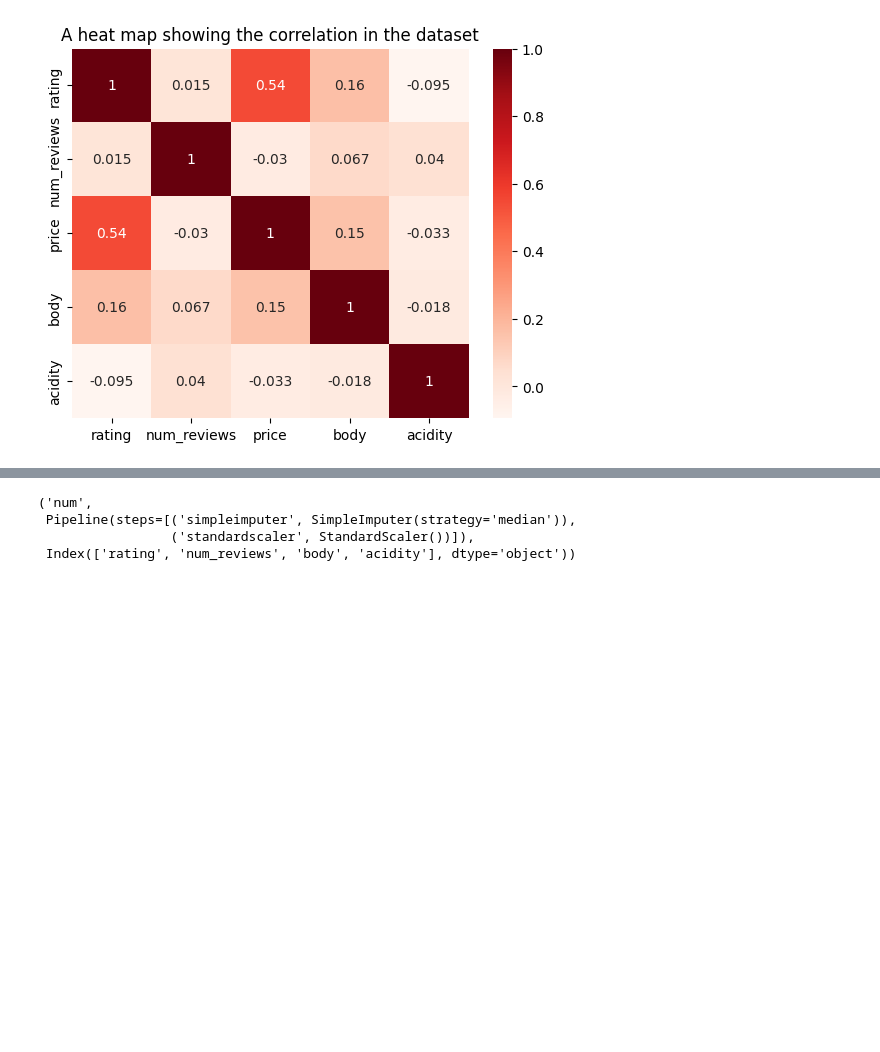
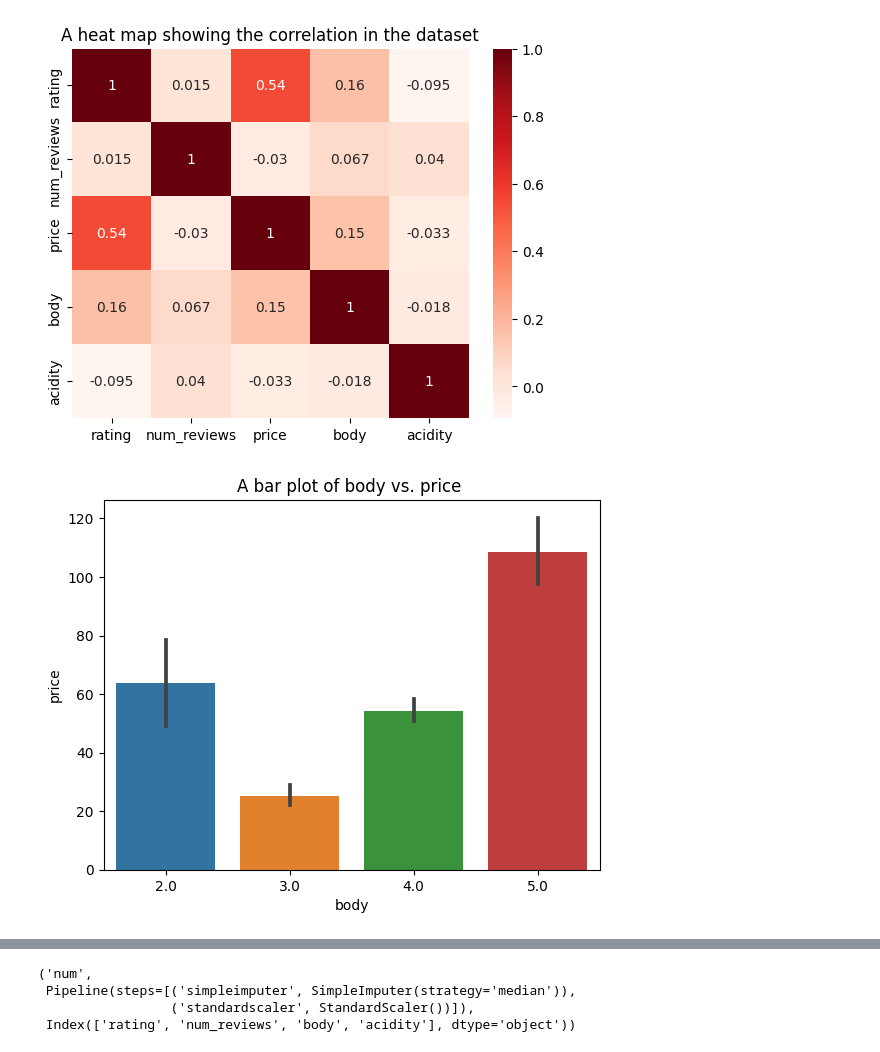
Before and after one commit to ainejerry/wine_repo, a Jupyter notebook: PROJECT_2_WINE.ipynb, the cells around one changed output, grey strips where cells are left out. Cells and saved outputs as stored; diff of their text form; code cells hidden in the pictures; blank space fills up the shorter version.

```diff
--- a/PROJECT_2_WINE.ipynb
+++ b/PROJECT_2_WINE.ipynb
@@ -184,3 +184,9 @@ ax=sns.heatmap(df_correlation , cmap ='Reds',annot=True);
 ax.set_title('A heat map showing the correlation in the dataset');
 # %% [output]
 [figure]
+# %%
+# barplot of body vs price
+ax=sns.barplot(data=df, x='body', y='price')
+ax.set_title('A bar plot of body vs. price ');
+# %% [output]
+[figure, added]
```
Also changed, not shown: parts of 5 cells of this notebook.
